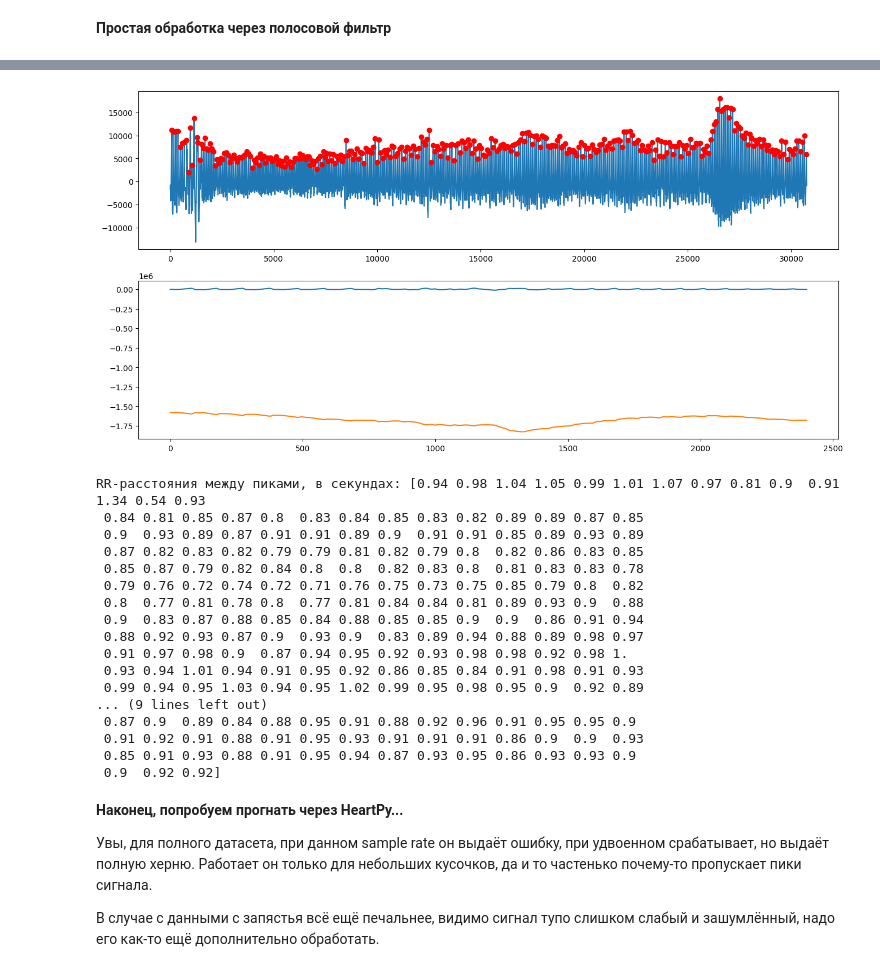
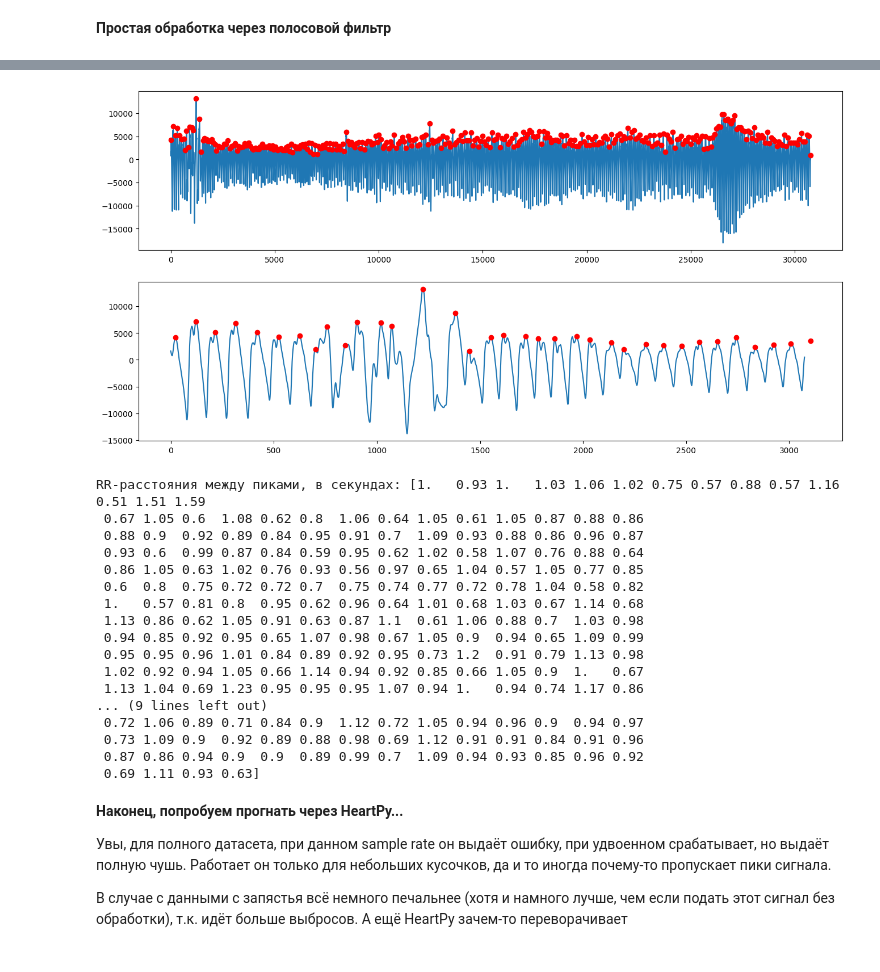
Before and after one commit to zhabiki/PPG-Datasets-Exploration, a Jupyter notebook: MAUS.ipynb, the cells around one changed output, grey strips where cells are left out. Drawn from its saved outputs; the diff is of its cells as text; code cells hidden in the pictures.

Commit message:
Обновления анализа датасета MAUS

```diff
--- a/MAUS.ipynb
+++ b/MAUS.ipynb
@@ -304,46 +315,47 @@ RR-расстояния между пиками, в секундах: [0.9648437
  0.89453125 0.890625   0.84765625 0.89453125]
 # %%
 ppg_example_wrist_rpeaks, ppg_example_wrist_filtered = detect_r_peaks(
-    ppg_example_wrist * -1, 100
+    ppg_example_wrist, 100
 )
 ppg_example_wrist_rrdist = compute_rr_dist(
     ppg_example_wrist_rpeaks, 100
 )
 
 plt.figure(figsize=(16, 8))
 plt.subplot(211)
 plt.plot(ppg_example_wrist_filtered)
 plt.plot(ppg_example_wrist_rpeaks, ppg_example_wrist_filtered[ppg_example_wrist_rpeaks], "ro")
 plt.subplot(212)
-plt.plot(ppg_example_wrist_filtered[0:int(len(ppg_example_wrist_filtered) / 256*20)])
-plt.plot(ppg_example_wrist[0:int(len(ppg_example_wrist) / 256*20)])
+plt.plot(ppg_example_wrist_filtered[0:int(len(ppg_example_wrist_filtered) / 10)])
+# plt.plot(ppg_example_wrist[0:int(len(ppg_example_wrist) / 10)])
+plt.plot(ppg_example_wrist_rpeaks[0:35], ppg_example_wrist_filtered[ppg_example_wrist_rpeaks[0:35]], "ro")
 plt.show()
 
 print('RR-расстояния между пиками, в секундах:', ppg_example_wrist_rrdist)
 # %% [output]
-[figure, old version]
+[figure, new version]
-RR-расстояния между пиками, в секундах: [0.94 0.98 1.04 1.05 0.99 1.01 1.07 0.97 0.81 0.9  0.91 1.34 0.54 0.93
- 0.84 0.81 0.85 0.87 0.8  0.83 0.84 0.85 0.83 0.82 0.89 0.89 0.87 0.85
- 0.9  0.93 0.89 0.87 0.91 0.91 0.89 0.9  0.91 0.91 0.85 0.89 0.93 0.89
- 0.87 0.82 0.83 0.82 0.79 0.79 0.81 0.82 0.79 0.8  0.82 0.86 0.83 0.85
- 0.85 0.87 0.79 0.82 0.84 0.8  0.8  0.82 0.83 0.8  0.81 0.83 0.83 0.78
- 0.79 0.76 0.72 0.74 0.72 0.71 0.76 0.75 0.73 0.75 0.85 0.79 0.8  0.82
- 0.8  0.77 0.81 0.78 0.8  0.77 0.81 0.84 0.84 0.81 0.89 0.93 0.9  0.88
- 0.9  0.83 0.87 0.88 0.85 0.84 0.88 0.85 0.85 0.9  0.9  0.86 0.91 0.94
- 0.88 0.92 0.93 0.87 0.9  0.93 0.9  0.83 0.89 0.94 0.88 0.89 0.98 0.97
- 0.91 0.97 0.98 0.9  0.87 0.94 0.95 0.92 0.93 0.98 0.98 0.92 0.98 1.
- 0.93 0.94 1.01 0.94 0.91 0.95 0.92 0.86 0.85 0.84 0.91 0.98 0.91 0.93
- 0.99 0.94 0.95 1.03 0.94 0.95 1.02 0.99 0.95 0.98 0.95 0.9  0.92 0.89
+RR-расстояния между пиками, в секундах: [1.   0.93 1.   1.03 1.06 1.02 0.75 0.57 0.88 0.57 1.16 0.51 1.51 1.59
+ 0.67 1.05 0.6  1.08 0.62 0.8  1.06 0.64 1.05 0.61 1.05 0.87 0.88 0.86
+ 0.88 0.9  0.92 0.89 0.84 0.95 0.91 0.7  1.09 0.93 0.88 0.86 0.96 0.87
+ 0.93 0.6  0.99 0.87 0.84 0.59 0.95 0.62 1.02 0.58 1.07 0.76 0.88 0.64
+ 0.86 1.05 0.63 1.02 0.76 0.93 0.56 0.97 0.65 1.04 0.57 1.05 0.77 0.85
+ 0.6  0.8  0.75 0.72 0.72 0.7  0.75 0.74 0.77 0.72 0.78 1.04 0.58 0.82
+ 1.   0.57 0.81 0.8  0.95 0.62 0.96 0.64 1.01 0.68 1.03 0.67 1.14 0.68
+ 1.13 0.86 0.62 1.05 0.91 0.63 0.87 1.1  0.61 1.06 0.88 0.7  1.03 0.98
+ 0.94 0.85 0.92 0.95 0.65 1.07 0.98 0.67 1.05 0.9  0.94 0.65 1.09 0.99
+ 0.95 0.95 0.96 1.01 0.84 0.89 0.92 0.95 0.73 1.2  0.91 0.79 1.13 0.98
+ 1.02 0.92 0.94 1.05 0.66 1.14 0.94 0.92 0.85 0.66 1.05 0.9  1.   0.67
+ 1.13 1.04 0.69 1.23 0.95 0.95 0.95 1.07 0.94 1.   0.94 0.74 1.17 0.86
 ... (9 lines left out)
- 0.87 0.9  0.89 0.84 0.88 0.95 0.91 0.88 0.92 0.96 0.91 0.95 0.95 0.9
- 0.91 0.92 0.91 0.88 0.91 0.95 0.93 0.91 0.91 0.91 0.86 0.9  0.9  0.93
- 0.85 0.91 0.93 0.88 0.91 0.95 0.94 0.87 0.93 0.95 0.86 0.93 0.93 0.9
- 0.9  0.92 0.92]
+ 0.72 1.06 0.89 0.71 0.84 0.9  1.12 0.72 1.05 0.94 0.96 0.9  0.94 0.97
+ 0.73 1.09 0.9  0.92 0.89 0.88 0.98 0.69 1.12 0.91 0.91 0.84 0.91 0.96
+ 0.87 0.86 0.94 0.9  0.9  0.89 0.99 0.7  1.09 0.94 0.93 0.85 0.96 0.92
+ 0.69 1.11 0.93 0.63]
 # %% [markdown]
 **Наконец, попробуем прогнать через HeartPy...**
 
-Увы, для полного датасета, при данном sample rate он выдаёт ошибку, при удвоенном срабатывает, но выдаёт полную херню. Работает он только для небольших кусочков, да и то частенько почему-то пропускает пики сигнала.
+Увы, для полного датасета, при данном sample rate он выдаёт ошибку, при удвоенном срабатывает, но выдаёт полную чушь. Работает он только для небольших кусочков, да и то иногда почему-то пропускает пики сигнала.
 
-В случае с данными с запястья всё ещё печальнее, видимо сигнал тупо слишком слабый и зашумлённый, надо его как-то ещё дополнительно обработать.
+В случае с данными с запястья всё немного печальнее (хотя и намного лучше, чем если подать этот сигнал без обработки), т.к. идёт больше выбросов. А ещё HeartPy зачем-то переворачивает
 # %%
 wd, m = hp.process(
```
Also changed, not shown: parts of 8 cells of this notebook.
